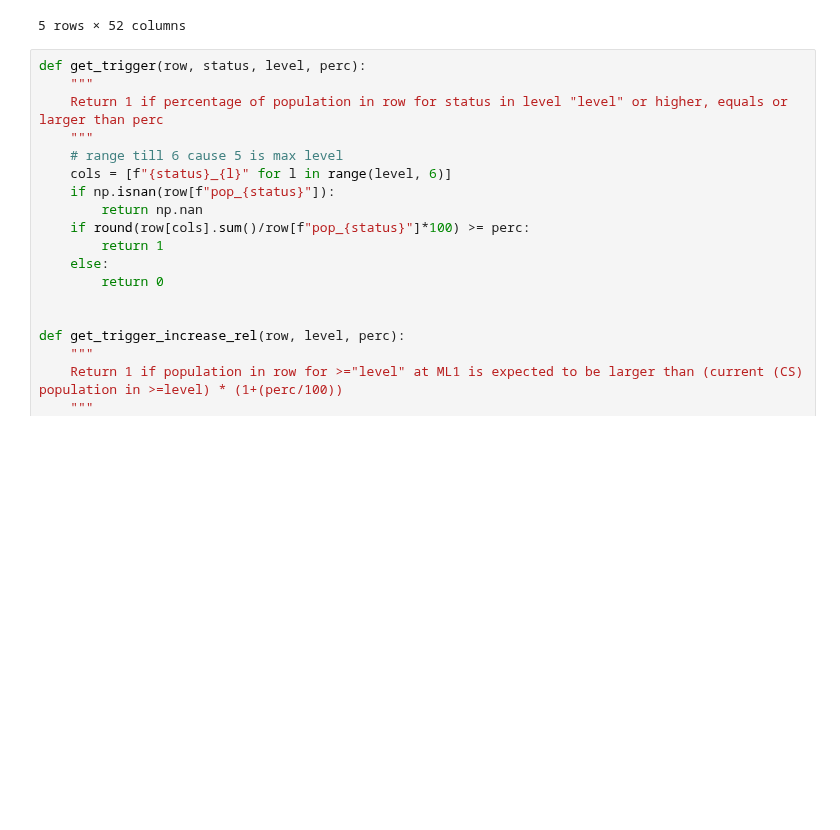
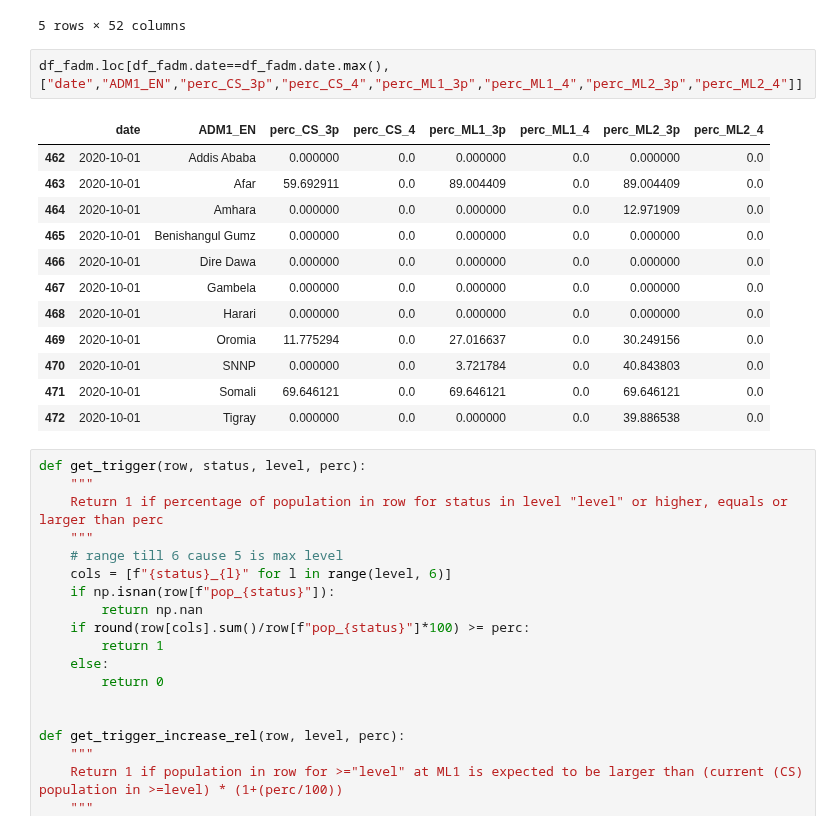
Before and after one commit to OCHA-DAP/pa-aa-food-insecurity, a Jupyter notebook: ethiopia/IPC_ThresholdAnalysis.ipynb, the cells around one changed output. Cells and saved outputs as stored; diff of their text form; blank space fills up the shorter version.

```diff
--- a/ethiopia/IPC_ThresholdAnalysis.ipynb
+++ b/ethiopia/IPC_ThresholdAnalysis.ipynb
@@ -65,6 +65,21 @@ df_fadm.head()
 | 3 | 2009-07-01 | Benishangul Gumz | 1102849 | 946679 | 946679.0 | 0.0 | 0.0 | 0.0 | 0.0 | 946679.0 | ... |
 | 4 | 2009-07-01 | Dire Dawa | 508918 | 436852 | 0.0 | 436852.0 | 0.0 | 0.0 | 0.0 | 0.0 | ... |
 5 rows × 52 columns
+# %%
+df_fadm.loc[df_fadm.date==df_fadm.date.max(),["date","ADM1_EN","perc_CS_3p","perc_CS_4","perc_ML1_3p","perc_ML1_4","perc_ML2_3p","perc_ML2_4"]]
+# %% [output]
+|  | date | ADM1_EN | perc_CS_3p | perc_CS_4 | perc_ML1_3p | perc_ML1_4 | perc_ML2_3p | perc_ML2_4 |
+| 462 | 2020-10-01 | Addis Ababa | 0.000000 | 0.0 | 0.000000 | 0.0 | 0.000000 | 0.0 |
+| 463 | 2020-10-01 | Afar | 59.692911 | 0.0 | 89.004409 | 0.0 | 89.004409 | 0.0 |
+| 464 | 2020-10-01 | Amhara | 0.000000 | 0.0 | 0.000000 | 0.0 | 12.971909 | 0.0 |
+| 465 | 2020-10-01 | Benishangul Gumz | 0.000000 | 0.0 | 0.000000 | 0.0 | 0.000000 | 0.0 |
+| 466 | 2020-10-01 | Dire Dawa | 0.000000 | 0.0 | 0.000000 | 0.0 | 0.000000 | 0.0 |
+| 467 | 2020-10-01 | Gambela | 0.000000 | 0.0 | 0.000000 | 0.0 | 0.000000 | 0.0 |
+| 468 | 2020-10-01 | Harari | 0.000000 | 0.0 | 0.000000 | 0.0 | 0.000000 | 0.0 |
+| 469 | 2020-10-01 | Oromia | 11.775294 | 0.0 | 27.016637 | 0.0 | 30.249156 | 0.0 |
+| 470 | 2020-10-01 | SNNP | 0.000000 | 0.0 | 3.721784 | 0.0 | 40.843803 | 0.0 |
+| 471 | 2020-10-01 | Somali | 69.646121 | 0.0 | 69.646121 | 0.0 | 69.646121 | 0.0 |
+| 472 | 2020-10-01 | Tigray | 0.000000 | 0.0 | 0.000000 | 0.0 | 39.886538 | 0.0 |
 # %%
 def get_trigger(row, status, level, perc):
     """
```
Also changed, not shown: parts of 2 cells of this notebook.
